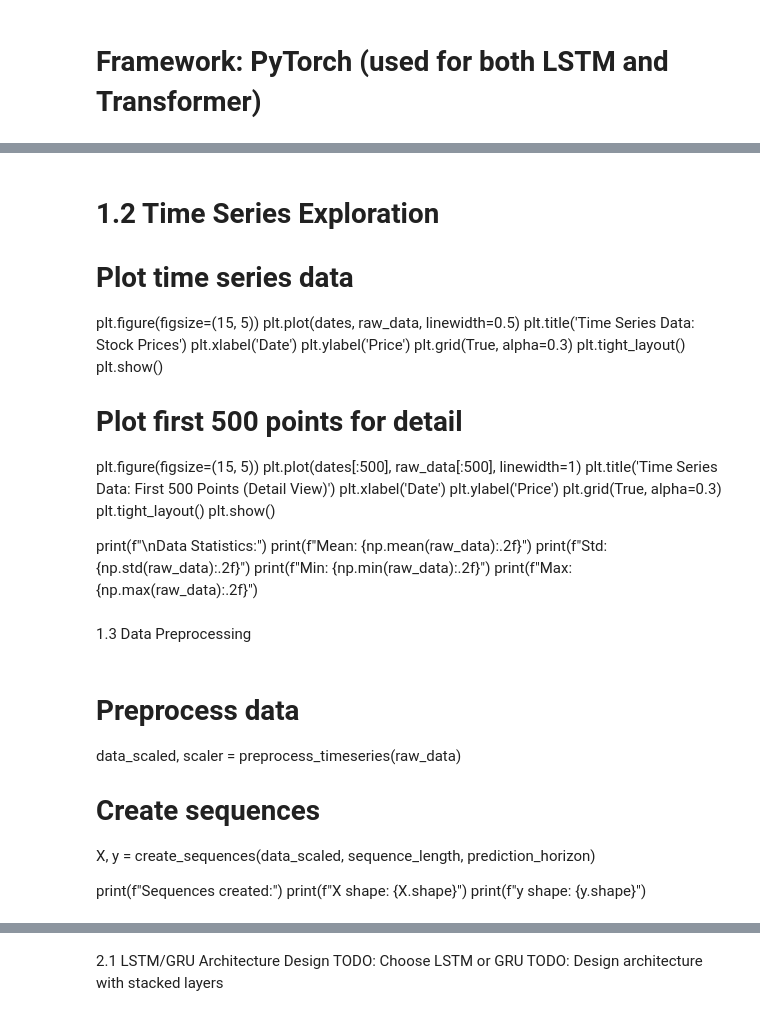
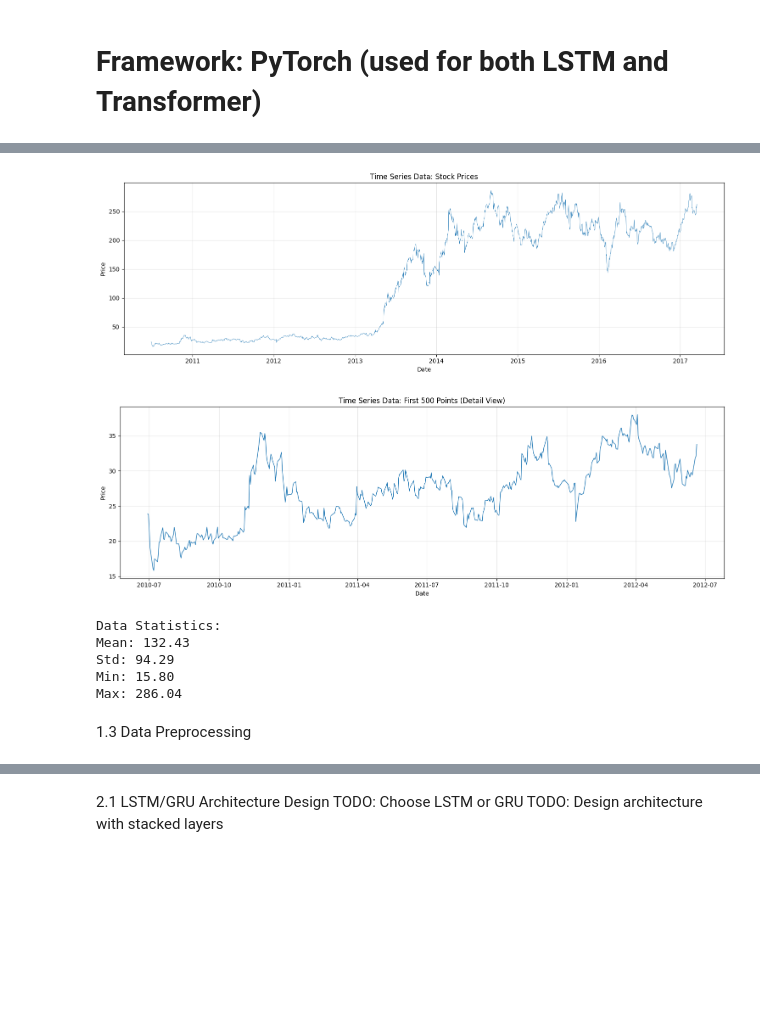
Before and after one commit to shelarskatbits/bits-mtech-assignment, a Jupyter notebook: RNN-Assignment/2025aa05387_RNN_assignment.ipynb, the cells around one changed output, grey strips where cells are left out. Drawn from its saved outputs; the diff is of its cells as text; code cells hidden in the pictures; blank space fills up the shorter version.

```diff
--- a/RNN-Assignment/2025aa05387_RNN_assignment.ipynb
+++ b/RNN-Assignment/2025aa05387_RNN_assignment.ipynb
@@ -202,30 +200,38 @@ print("="*70)
-# %% [markdown]
-# 1.2 Time Series Exploration
-# Plot time series data
-plt.figure(figsize=(15, 5))
-plt.plot(dates, raw_data, linewidth=0.5)
-plt.title('Time Series Data: Stock Prices')
-plt.xlabel('Date')
-plt.ylabel('Price')
-plt.grid(True, alpha=0.3)
-plt.tight_layout()
-plt.show()
-
-# Plot first 500 points for detail
-plt.figure(figsize=(15, 5))
-plt.plot(dates[:500], raw_data[:500], linewidth=1)
-plt.title('Time Series Data: First 500 Points (Detail View)')
-plt.xlabel('Date')
-plt.ylabel('Price')
-plt.grid(True, alpha=0.3)
-plt.tight_layout()
-plt.show()
-
-print(f"\nData Statistics:")
-print(f"Mean: {np.mean(raw_data):.2f}")
-print(f"Std: {np.std(raw_data):.2f}")
-print(f"Min: {np.min(raw_data):.2f}")
-print(f"Max: {np.max(raw_data):.2f}")
+# %%
+# 1.2 Time Series Exploration
+# Plot time series data
+plt.figure(figsize=(15, 5))
+plt.plot(dates, raw_data, linewidth=0.5)
+plt.title('Time Series Data: Stock Prices')
+plt.xlabel('Date')
+plt.ylabel('Price')
+plt.grid(True, alpha=0.3)
+plt.tight_layout()
+plt.show()
+
+# Plot first 500 points for detail
+plt.figure(figsize=(15, 5))
+plt.plot(dates[:500], raw_data[:500], linewidth=1)
+plt.title('Time Series Data: First 500 Points (Detail View)')
+plt.xlabel('Date')
+plt.ylabel('Price')
+plt.grid(True, alpha=0.3)
+plt.tight_layout()
+plt.show()
+
+print(f"\nData Statistics:")
+print(f"Mean: {np.mean(raw_data):.2f}")
+print(f"Std: {np.std(raw_data):.2f}")
+print(f"Min: {np.min(raw_data):.2f}")
+print(f"Max: {np.max(raw_data):.2f}")
+# %% [output]
+[figure, added]
+[figure, added]
+Data Statistics:
+Mean: 132.43
+Std: 94.29
+Min: 15.80
+Max: 286.04
 # %% [markdown]
 1.3 Data Preprocessing
 # %%
@@ -270,13 +276,3 @@ def create_sequences(data, seq_length, pred_horizon):
         X.append(data[i:i+seq_length])
         y.append(data[i+seq_length:i+seq_length+pred_horizon].flatten())
     return np.array(X), np.array(y)
-# %% [markdown]
-# Preprocess data
-data_scaled, scaler = preprocess_timeseries(raw_data)
-
-# Create sequences
-X, y = create_sequences(data_scaled, sequence_length, prediction_horizon)
-
-print(f"Sequences created:")
-print(f"X shape: {X.shape}")
-print(f"y shape: {y.shape}")
```
Also changed, not shown: parts of 53 cells of this notebook.
